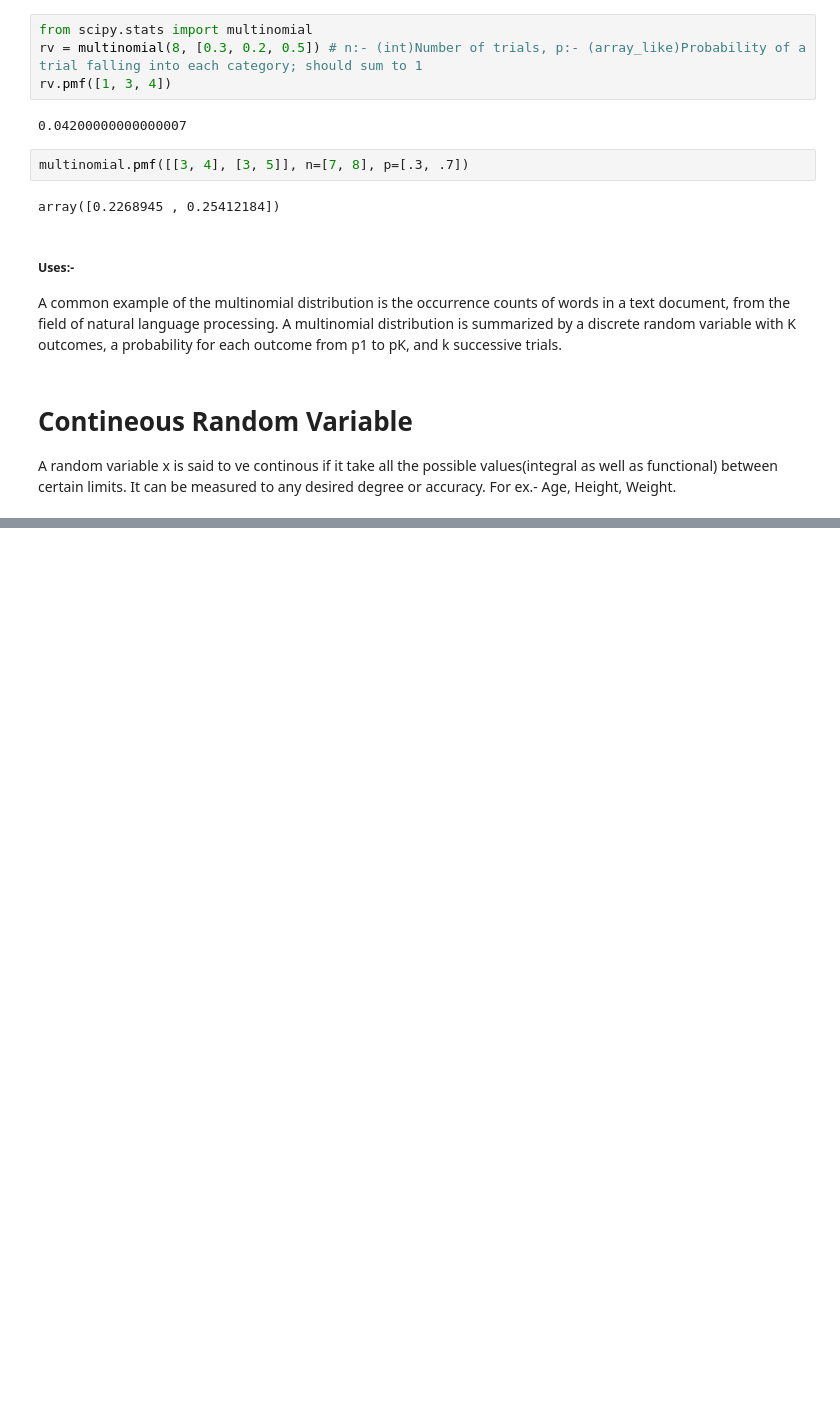
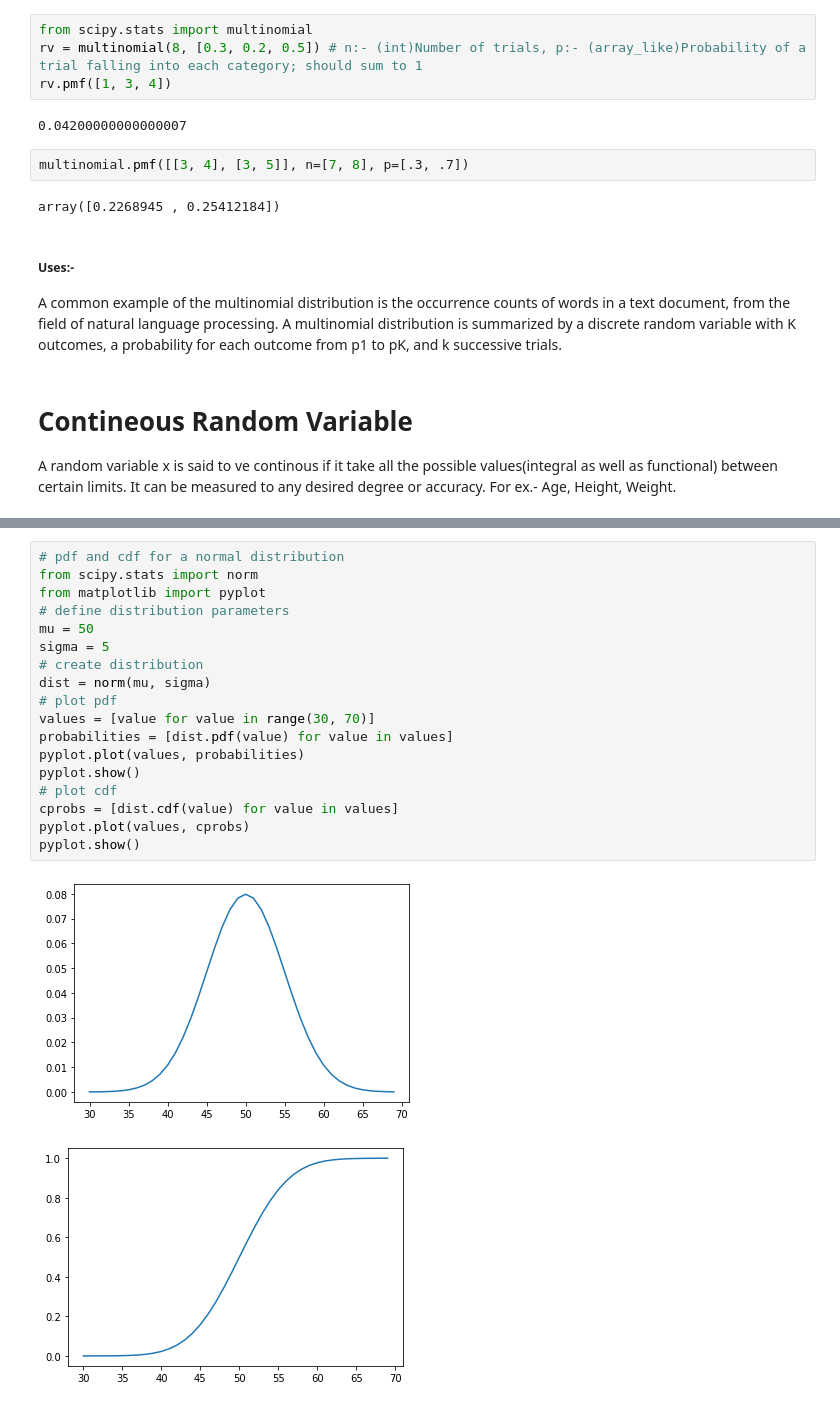
Before and after one commit to himanshu-1205/Statistics, a Jupyter notebook: Statistics/Random Variable and distribution function..ipynb, the cells around one changed output, grey strips where cells are left out. Saved outputs shown, nothing was run; the diff lists cells and outputs as text; blank space fills up the shorter version.

```diff
--- a/Statistics/Random Variable and distribution function..ipynb
+++ b/Statistics/Random Variable and distribution function..ipynb
@@ -502,0 +600,21 @@ A random variable x is said to ve continous if it take all the possible values(i
+# %%
+# pdf and cdf for a normal distribution
+from scipy.stats import norm
+from matplotlib import pyplot
+# define distribution parameters
+mu = 50
+sigma = 5
+# create distribution
+dist = norm(mu, sigma)
+# plot pdf
+values = [value for value in range(30, 70)]
+probabilities = [dist.pdf(value) for value in values]
+pyplot.plot(values, probabilities)
+pyplot.show()
+# plot cdf
+cprobs = [dist.cdf(value) for value in values]
+pyplot.plot(values, cprobs)
+pyplot.show()
+# %% [output]
+[figure, added]
+[figure, added]
```
Also changed, not shown: parts of 16 cells of this notebook, 3 other files.
